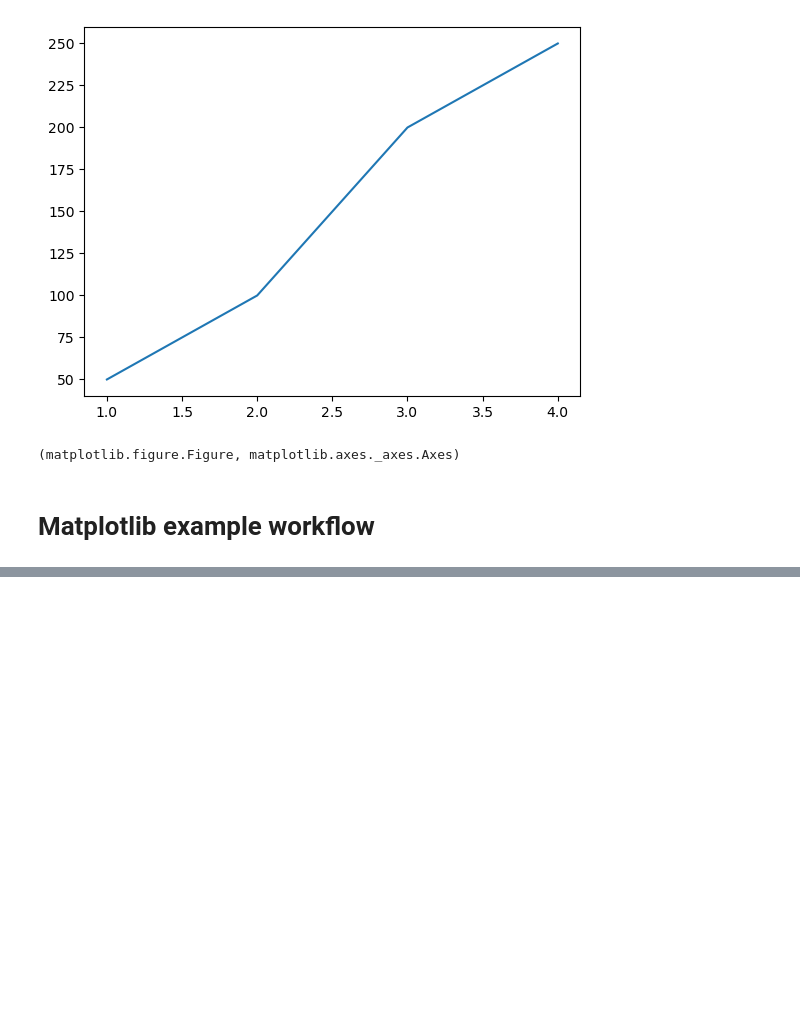
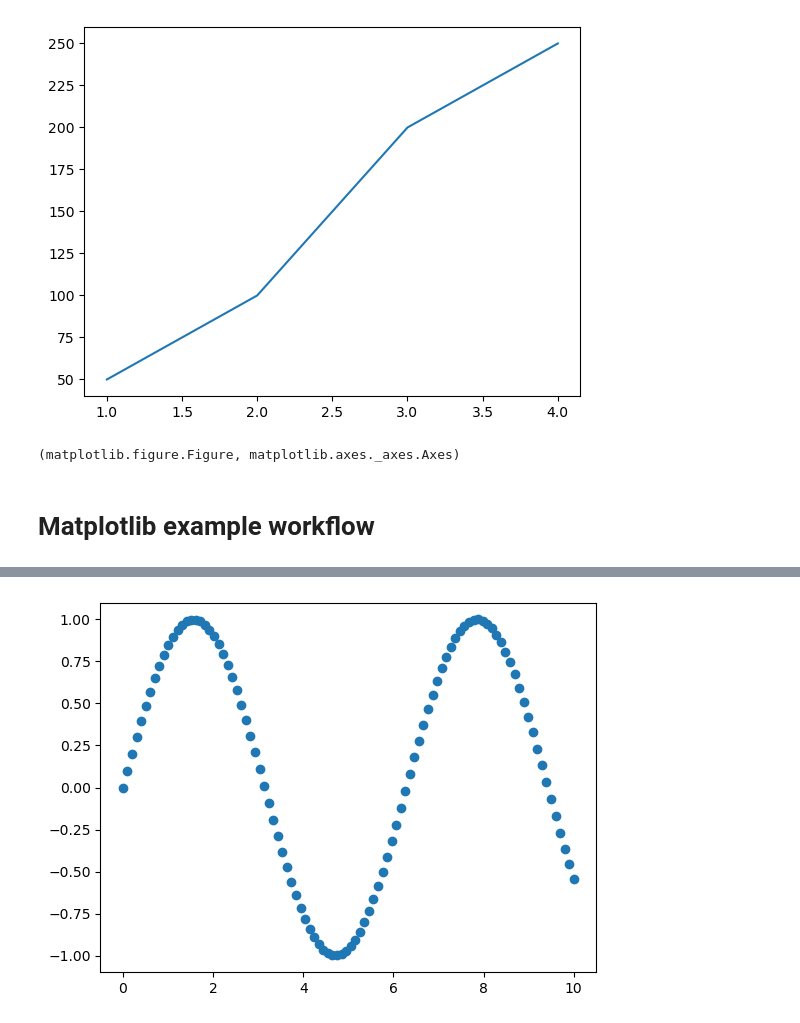
Before and after one commit to Combatd/complete_MLDataScience_bootcamp, a Jupyter notebook: introduction-to-matplotlib.ipynb, the cells around one changed output, grey strips where cells are left out. Drawn from its saved outputs; the diff is of its cells as text; code cells hidden in the pictures; blank space fills up the shorter version.

```diff
--- a/introduction-to-matplotlib.ipynb
+++ b/introduction-to-matplotlib.ipynb
@@ -82,0 +118,7 @@ fig.savefig("./images/sample-plot.png")
+# %%
+# Another scatter plot
+fig, ax = plt.subplots()
+ax.scatter(x, np.sin(x))
+plt.show()
+# %% [output]
+[figure, added]
```
Also changed, not shown: parts of 6 cells of this notebook.
